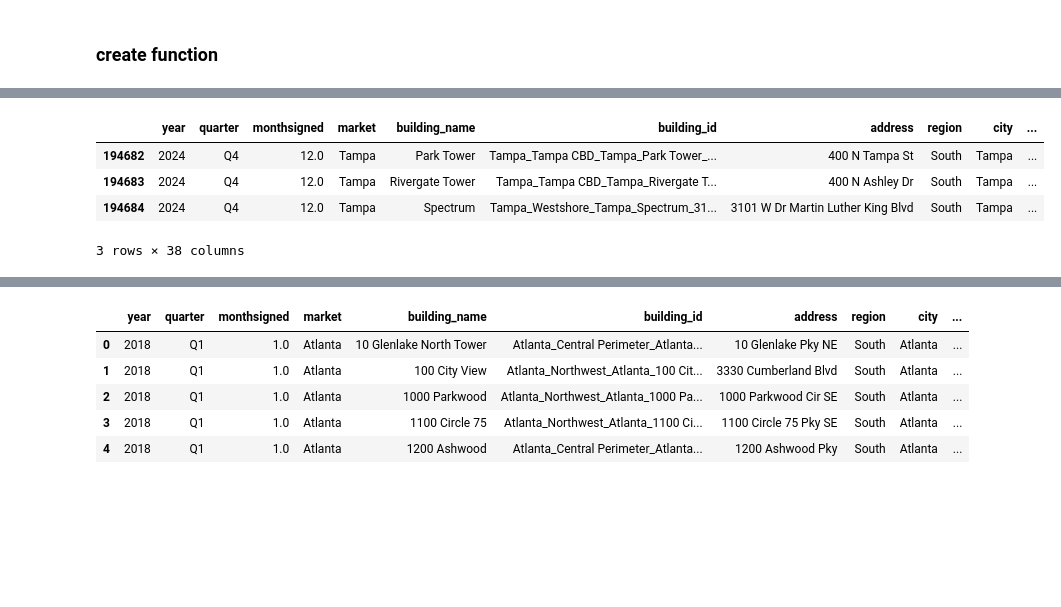
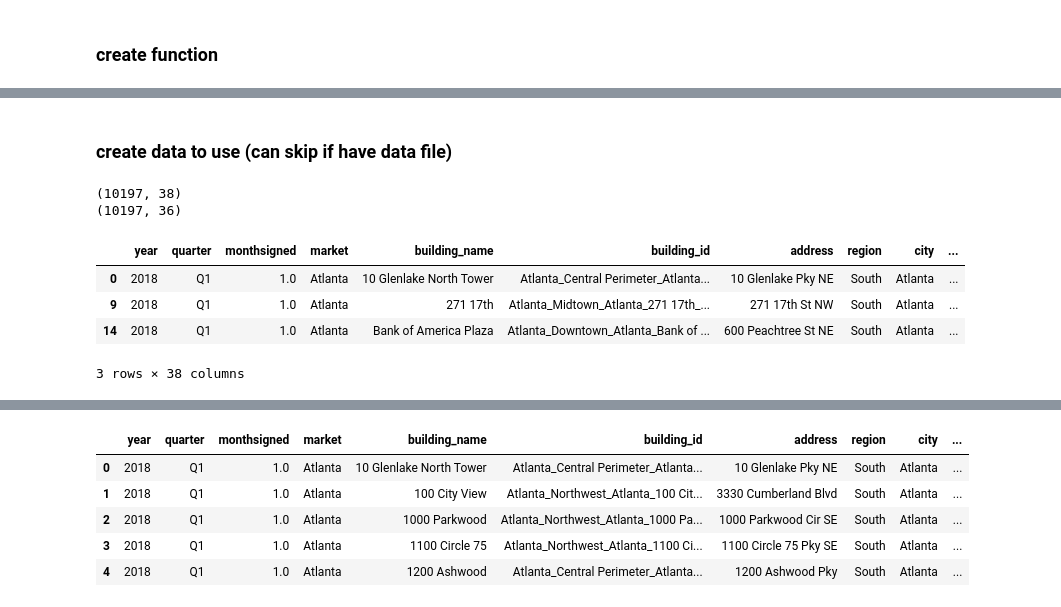
Before and after one commit to nks8566/DataFest-2025, a Jupyter notebook: secondary.ipynb, the cells around one changed output, grey strips where cells are left out. Saved outputs shown, nothing was run; the diff lists cells and outputs as text; code cells hidden in the pictures; blank space fills up the shorter version.

```diff
--- a/secondary.ipynb
+++ b/secondary.ipynb
@@ -49,6 +59,8 @@ chi square growing or not per industry
+# %% [markdown]
+### create data to use (can skip if have data file)
 # %%
 # calculate percent change per quarter of leases
-
+print(df.shape)
 df = leases[leases['internal_industry'].isin(['Legal Services', 'Financial Services and Insurance', 'Technology, Advertising, Media, and Information'])]
 
 
@@ -61,19 +73,24 @@ df['quarter_percent_change_lease'] = df.groupby('market')['leasing'].pct_change(
 # Impute NaN values in the 'quarter_percent_change_lease' column with 0
 # Impute NaN values in the 'quarter_percent_change_lease' column with 0
 df['quarter_percent_change_lease'] = df['quarter_percent_change_lease'].fillna(0)
+print(df.shape)
+# %% [output]
+(10197, 38)
+(10197, 36)
 # %%
 # calculate go_stay proportion by market
 
 df['go_stay'] = df['transaction_type'].apply(lambda x: 'go' if x in ['New', 'Relocation'] else 'stay')
 df['go_stay'].value_counts()
 
 df['go_proportion'] = df.groupby(['market', 'internal_industry', 'quarter'])['go_stay'].transform(lambda x: (x == "go").mean())
-df.tail(3)
+df.head(3)
+#print(df.shape)
 # %% [output]
 |  | year | quarter | monthsigned | market | building_name | building_id | address | region | city | ... |
-| 194682 | 2024 | Q4 | 12.0 | Tampa | Park Tower | Tampa_Tampa CBD_Tampa_Park Tower_... | 400 N Tampa St | South | Tampa | ... |
-| 194683 | 2024 | Q4 | 12.0 | Tampa | Rivergate Tower | Tampa_Tampa CBD_Tampa_Rivergate T... | 400 N Ashley Dr | South | Tampa | ... |
-| 194684 | 2024 | Q4 | 12.0 | Tampa | Spectrum | Tampa_Westshore_Tampa_Spectrum_31... | 3101 W Dr Martin Luther King Blvd | South | Tampa | ... |
+| 0 | 2018 | Q1 | 1.0 | Atlanta | 10 Glenlake North Tower | Atlanta_Central Perimeter_Atlanta... | 10 Glenlake Pky NE | South | Atlanta | ... |
+| 9 | 2018 | Q1 | 1.0 | Atlanta | 271 17th | Atlanta_Midtown_Atlanta_271 17th_... | 271 17th St NW | South | Atlanta | ... |
+| 14 | 2018 | Q1 | 1.0 | Atlanta | Bank of America Plaza | Atlanta_Downtown_Atlanta_Bank of ... | 600 Peachtree St NE | South | Atlanta | ... |
 3 rows × 38 columns
 # %%
 # add remote work adoption
```
Also changed, not shown: parts of 31 cells of this notebook, 2 other files.
